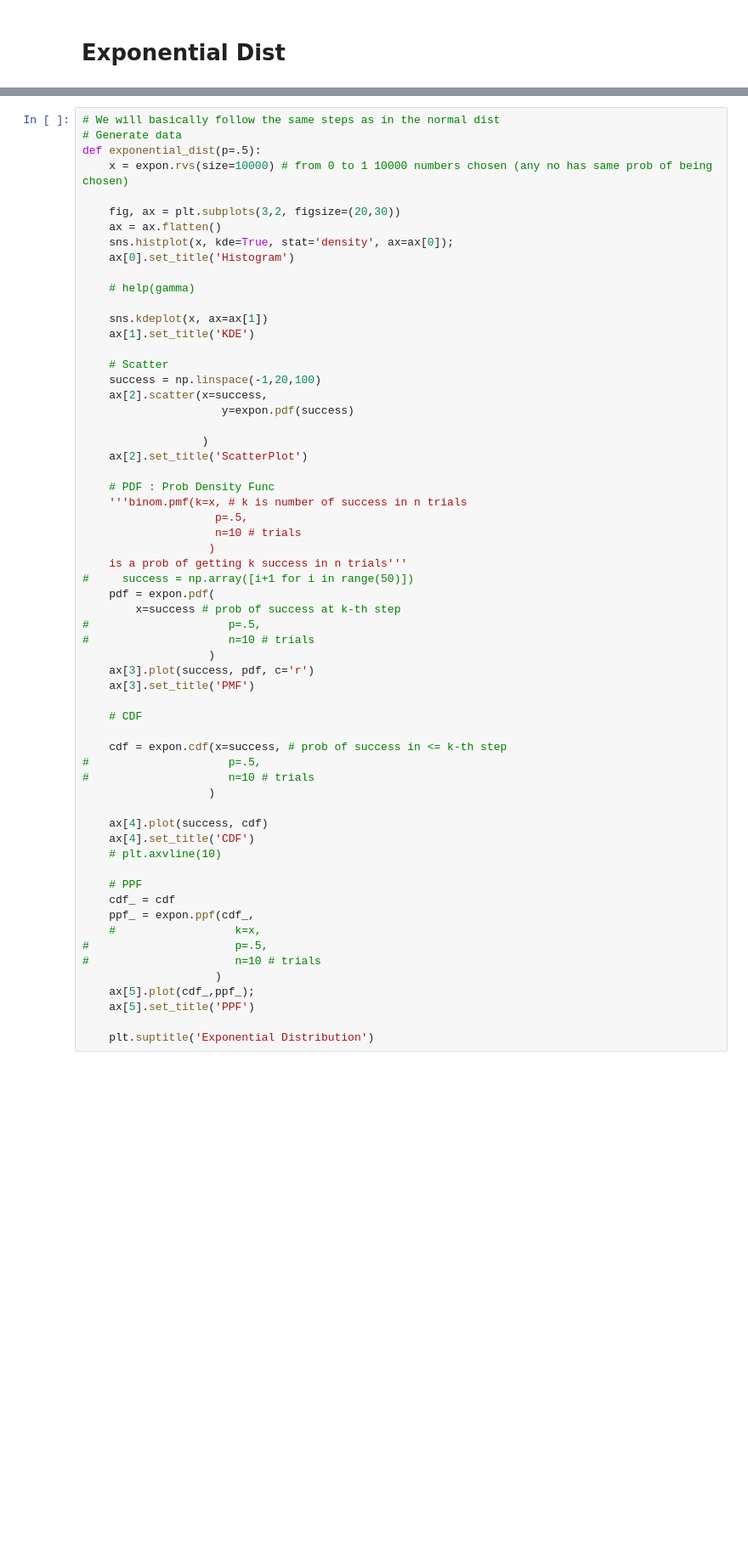
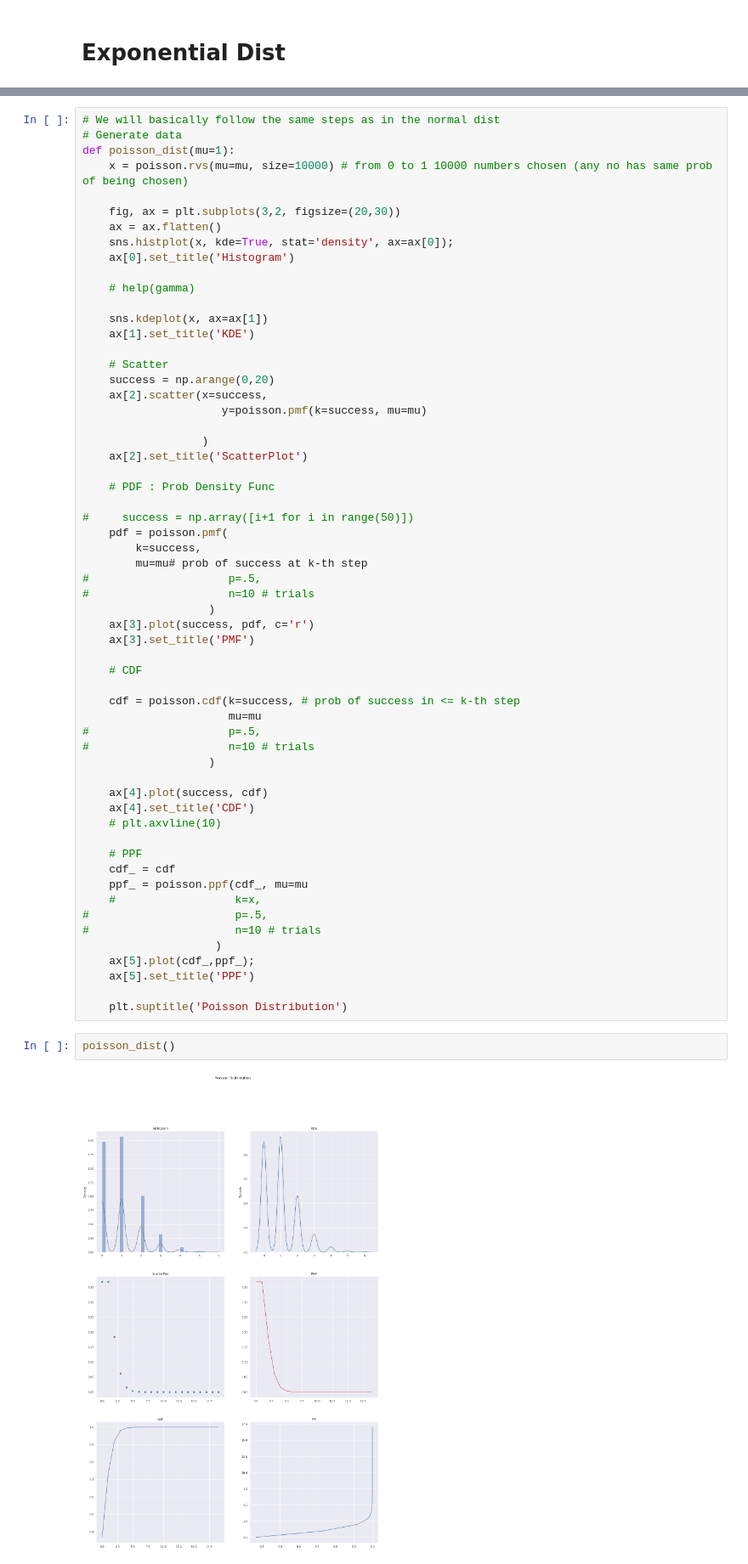
Before and after one commit to bhavinmoriya/Miscellaneous, a Jupyter notebook: basics-of-statistics.ipynb, the cells around one changed output, grey strips where cells are left out. Shown at 85% size. Drawn from its saved outputs; the diff is of its cells as text; blank space fills up the shorter version.

Commit message:
Kaggle Notebook | Probability Distributions at ease :) | Version 7

```diff
--- a/basics-of-statistics.ipynb
+++ b/basics-of-statistics.ipynb
@@ -440,8 +440,8 @@ exponential_dist()
 # %%
 # We will basically follow the same steps as in the normal dist
 # Generate data
-def exponential_dist(p=.5):
-    x = expon.rvs(size=10000) # from 0 to 1 10000 numbers chosen (any no has same prob of being chosen)
+def poisson_dist(mu=1):
+    x = poisson.rvs(mu=mu, size=10000) # from 0 to 1 10000 numbers chosen (any no has same prob of being chosen)
 
     fig, ax = plt.subplots(3,2, figsize=(20,30))
     ax = ax.flatten()
@@ -454,22 +454,19 @@ def exponential_dist(p=.5):
     ax[1].set_title('KDE')
 
     # Scatter
-    success = np.linspace(-1,20,100)
+    success = np.arange(0,20)
     ax[2].scatter(x=success,
-                     y=expon.pdf(success)
+                     y=poisson.pmf(k=success, mu=mu)
 
                   )
     ax[2].set_title('ScatterPlot')
 
     # PDF : Prob Density Func
-    '''binom.pmf(k=x, # k is number of success in n trials
-                    p=.5,
-                    n=10 # trials
-                   )
-    is a prob of getting k success in n trials'''
+
 #     success = np.array([i+1 for i in range(50)])
-    pdf = expon.pdf(
-        x=success # prob of success at k-th step
+    pdf = poisson.pmf(
+        k=success,
+        mu=mu# prob of success at k-th step
 #                     p=.5,
 #                     n=10 # trials
                    )
@@ -478,7 +475,8 @@ def exponential_dist(p=.5):
 
     # CDF
 
-    cdf = expon.cdf(x=success, # prob of success in <= k-th step
+    cdf = poisson.cdf(k=success, # prob of success in <= k-th step
+                      mu=mu
 #                     p=.5,
 #                     n=10 # trials
                    )
@@ -489,7 +487,7 @@ def exponential_dist(p=.5):
 
     # PPF
     cdf_ = cdf
-    ppf_ = expon.ppf(cdf_,
+    ppf_ = poisson.ppf(cdf_, mu=mu
     #                  k=x,
 #                      p=.5,
 #                      n=10 # trials
@@ -497,4 +495,8 @@ def exponential_dist(p=.5):
     ax[5].plot(cdf_,ppf_);
     ax[5].set_title('PPF')
 
-    plt.suptitle('Exponential Distribution')
+    plt.suptitle('Poisson Distribution')
+# %%
+poisson_dist()
+# %% [output]
+[figure, added]
```
Also changed, not shown: parts of 16 cells of this notebook.
